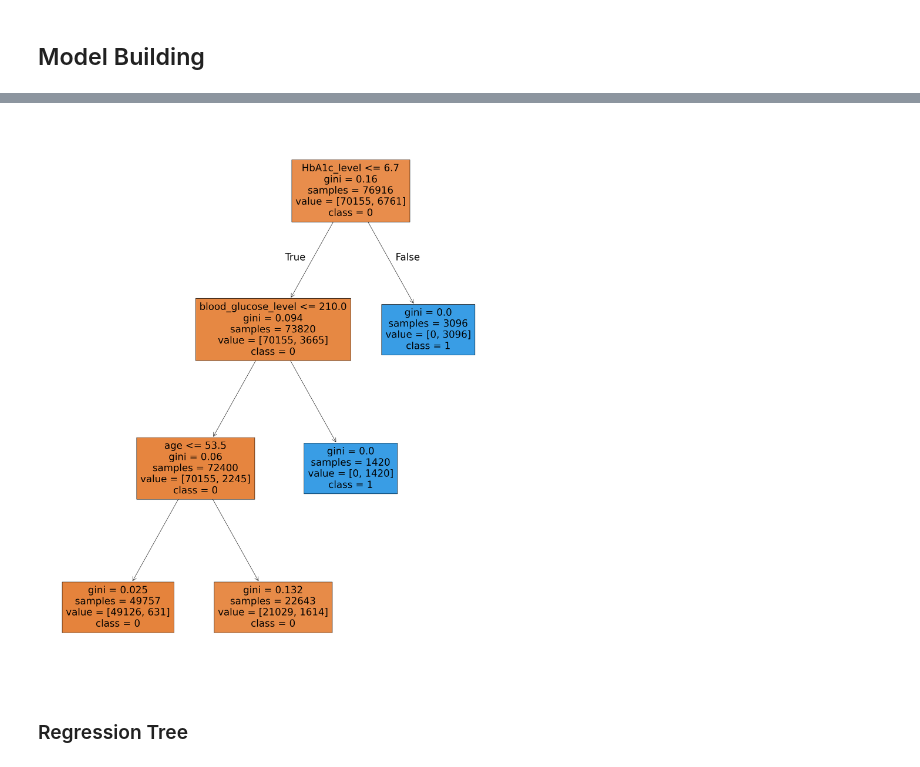
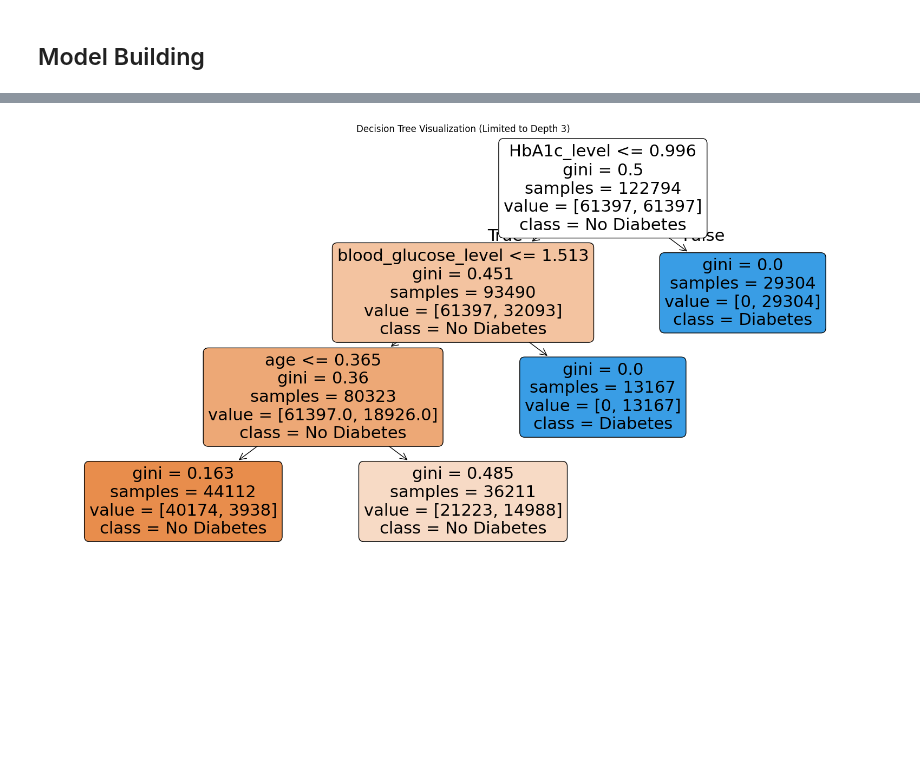
Before and after one commit to PhatNguyen55/Machine_Learning-Diabetes_Prediction, a Jupyter notebook: DecisionTree.ipynb, the cells around one changed output, grey strips where cells are left out. Saved outputs shown, nothing was run; the diff lists cells and outputs as text; code cells hidden in the pictures; blank space fills up the shorter version.

Commit message:
update Decision Tree model

```diff
--- a/DecisionTree.ipynb
+++ b/DecisionTree.ipynb
@@ -23,9 +35,8 @@ df_copy.head()
 # %% [markdown]
 ## Model Building
 # %%
-x=pd.DataFrame(df_copy,columns=['gender', 'age','hypertension','heart_disease','smoking_history','bmi','HbA1c_level','blood_glucose_level'])
-
-y=df_copy.diabetes.values.reshape(-1,1)# Target variable
+X = df.drop('diabetes', axis=1)
+y = df['diabetes']
 # %%
-x_train, x_test, y_train,y_test= train_test_split(x,y, test_size= 0.20, random_state=42)
+X_train, X_test, y_train,y_test= train_test_split(X,y, test_size= 0.3, random_state=42)
 # %%
@@ -39,11 +57,4 @@ Accuracy:  0.970566822672907
 # %%
-regressor = DecisionTreeRegressor(max_depth=5,
-        min_samples_split=32,
-        min_samples_leaf=16,
-        random_state=42
-    )
-regressor.fit(x_train,y_train)
-y_pred_reg = regressor.predict(x_test)
-mse = mean_squared_error(y_test, y_pred_reg)
-rmse = np.sqrt(mse)
-r2 = r2_score(y_test, y_pred_reg)
+# 5. Perform GridSearch
+grid_search = GridSearchCV(pipeline, param_grid, cv=5, scoring='f1', n_jobs=-1)
+grid_search.fit(X_train, y_train)
@@ -50,4 +73,5 @@ r2 = r2_score(y_test, y_pred_reg)
 # %%
-print("MSE:", mse)
-print("RMSE:", rmse)
-print("R2 Score:", r2)
+# 6. Get best model
+best_model = grid_search.best_estimator_
+y_pred = best_model.predict(X_test)
+y_pred_proba = best_model.predict_proba(X_test)[:,1]
@@ -81,13 +139,15 @@ with open('decision_tree.log' ,'w') as fout:
 # %%
-feature_names=['gender', 'age','hypertension','heart_disease','smoking_history','bmi','HbA1c_level','blood_glucose_level']
-target_names=['0','1']
-fig= plt.figure(figsize=(25,30))
-plot= tree.plot_tree (clf,
-                     feature_names=feature_names,
-                     class_names=target_names,
-                     filled=True)
+# 11. Visualize Decision Tree
+plt.figure(figsize=(20,10))
+tree = best_model.named_steps['decision_tree']
+plot_tree(tree,
+          feature_names=X.columns,
+          class_names=['No Diabetes', 'Diabetes'],
+          filled=True,
+          rounded=True,
+          max_depth=3)  # Limiting depth for visibility
+plt.title('Decision Tree Visualization (Limited to Depth 3)')
+plt.show()
 # %% [output]
-[figure, old version]
+[figure, new version]
-# %% [markdown]
-### Regression Tree
 # %%
```
Also changed, not shown: parts of 15 cells of this notebook, 1 other file.
